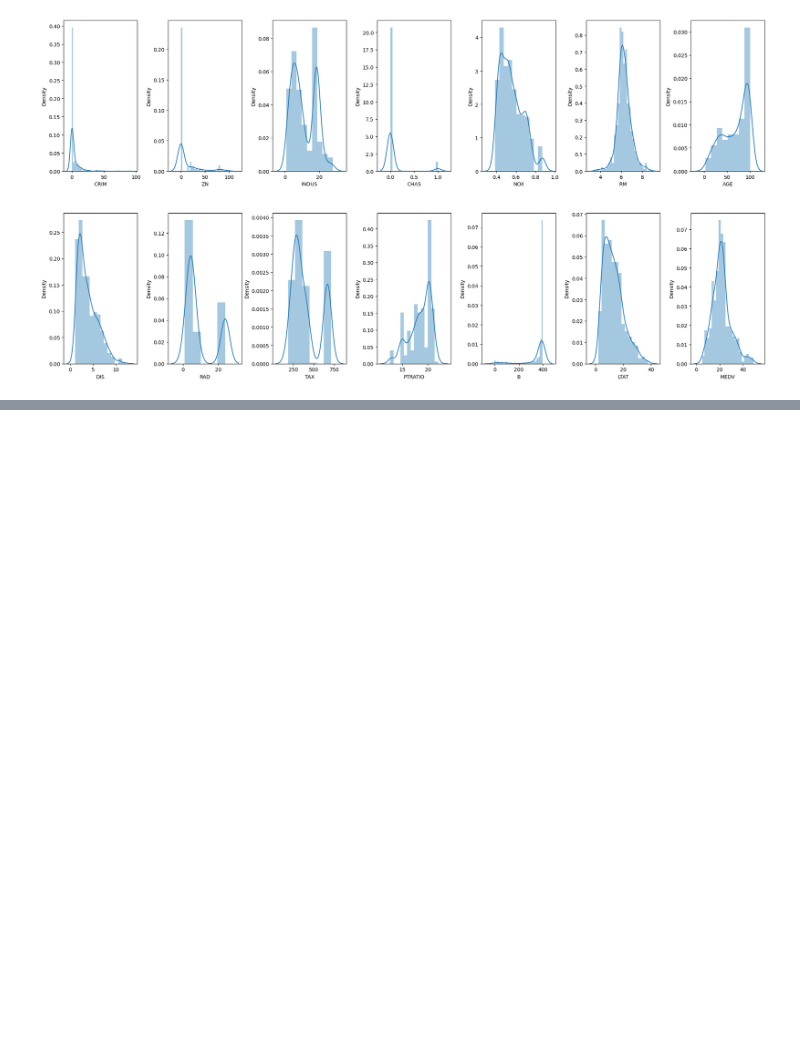
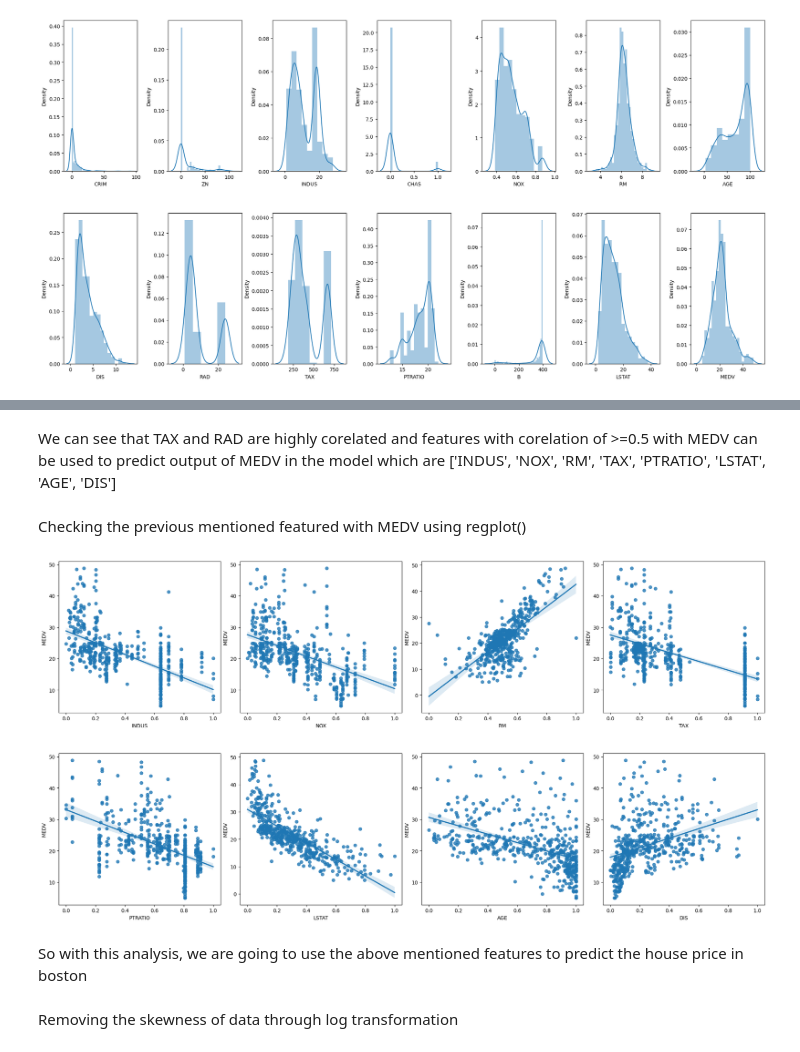
Before and after one commit to Simpl1fy/Boston-House-Price-Prediction, a Jupyter notebook: LinearRegression.ipynb, the cells around one changed output, grey strips where cells are left out. Cells and saved outputs as stored; diff of their text form; code cells hidden in the pictures; blank space fills up the shorter version.

```diff
--- a/LinearRegression.ipynb
+++ b/LinearRegression.ipynb
@@ -130,0 +141,25 @@ https://gist.github.com/mwaskom/de44147ed2974457ad6372750bbe5751
+# %% [markdown]
+We can see that TAX and RAD are highly corelated and features with corelation of >=0.5 with MEDV can be used to predict output of MEDV in the model which are ['INDUS', 'NOX', 'RM', 'TAX', 'PTRATIO', 'LSTAT', 'AGE', 'DIS']
+# %% [markdown]
+Checking the previous mentioned featured with MEDV using regplot()
+# %%
+from sklearn import preprocessing
+min_max_scaler = preprocessing.MinMaxScaler()
+column_sels = ['INDUS', 'NOX', 'RM', 'TAX', 'PTRATIO', 'LSTAT', 'AGE', 'DIS']
+x = data.loc[:, column_sels]
+y = data['MEDV']
+x = pd.DataFrame(data=min_max_scaler.fit_transform(x), columns=column_sels)
+
+# plotting the regplots
+fig, axs = plt.subplots(ncols=4, nrows=2, figsize=(20, 10))
+index = 0
+axs = axs.flatten()
+for i,k in enumerate(column_sels):
+    sns.regplot(y=y, x=x[k], ax=axs[i])
+plt.tight_layout(pad=0.4, h_pad=5.0, w_pad=0.5)
+# %% [output]
+[figure, added]
+# %% [markdown]
+So with this analysis, we are going to use the above mentioned features to predict the house price in boston
+# %% [markdown]
+Removing the skewness of data through log transformation
```
Also changed, not shown: parts of 5 cells of this notebook.
